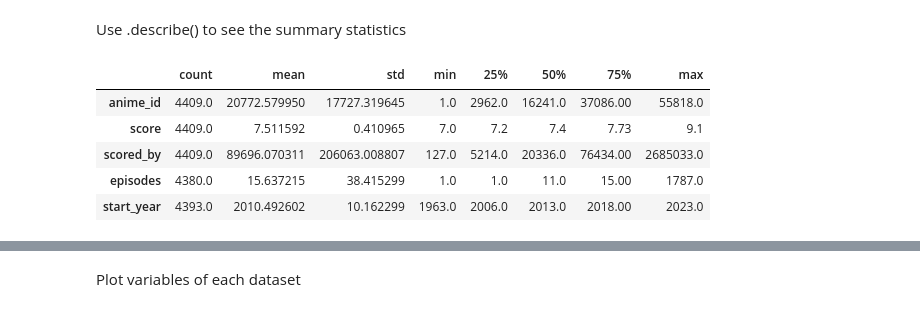
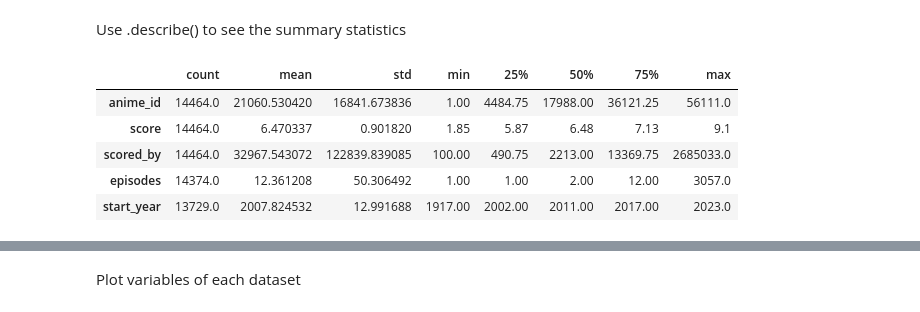
Before and after one commit to Sjue/Anime-Features, a Jupyter notebook: Cap2_EDA.ipynb, the cells around one changed output, grey strips where cells are left out. Cells and saved outputs as stored; diff of their text form; code cells hidden in the pictures.

```diff
--- a/Cap2_EDA.ipynb
+++ b/Cap2_EDA.ipynb
@@ -47,11 +45,11 @@ dtype: object
 # %% [markdown]
 Use .describe() to see the summary statistics
 # %%
-popular_anime.describe().T
+anime.describe().T
 # %% [output]
 |  | count | mean | std | min | 25% | 50% | 75% | max |
-| anime_id | 4409.0 | 20772.579950 | 17727.319645 | 1.0 | 2962.0 | 16241.0 | 37086.00 | 55818.0 |
-| score | 4409.0 | 7.511592 | 0.410965 | 7.0 | 7.2 | 7.4 | 7.73 | 9.1 |
-| scored_by | 4409.0 | 89696.070311 | 206063.008807 | 127.0 | 5214.0 | 20336.0 | 76434.00 | 2685033.0 |
-| episodes | 4380.0 | 15.637215 | 38.415299 | 1.0 | 1.0 | 11.0 | 15.00 | 1787.0 |
-| start_year | 4393.0 | 2010.492602 | 10.162299 | 1963.0 | 2006.0 | 2013.0 | 2018.00 | 2023.0 |
+| anime_id | 14464.0 | 21060.530420 | 16841.673836 | 1.00 | 4484.75 | 17988.00 | 36121.25 | 56111.0 |
+| score | 14464.0 | 6.470337 | 0.901820 | 1.85 | 5.87 | 6.48 | 7.13 | 9.1 |
+| scored_by | 14464.0 | 32967.543072 | 122839.839085 | 100.00 | 490.75 | 2213.00 | 13369.75 | 2685033.0 |
+| episodes | 14374.0 | 12.361208 | 50.306492 | 1.00 | 1.00 | 2.00 | 12.00 | 3057.0 |
+| start_year | 13729.0 | 2007.824532 | 12.991688 | 1917.00 | 2002.00 | 2011.00 | 2017.00 | 2023.0 |
```
Also changed, not shown: parts of 183 cells of this notebook, 3 other files.
